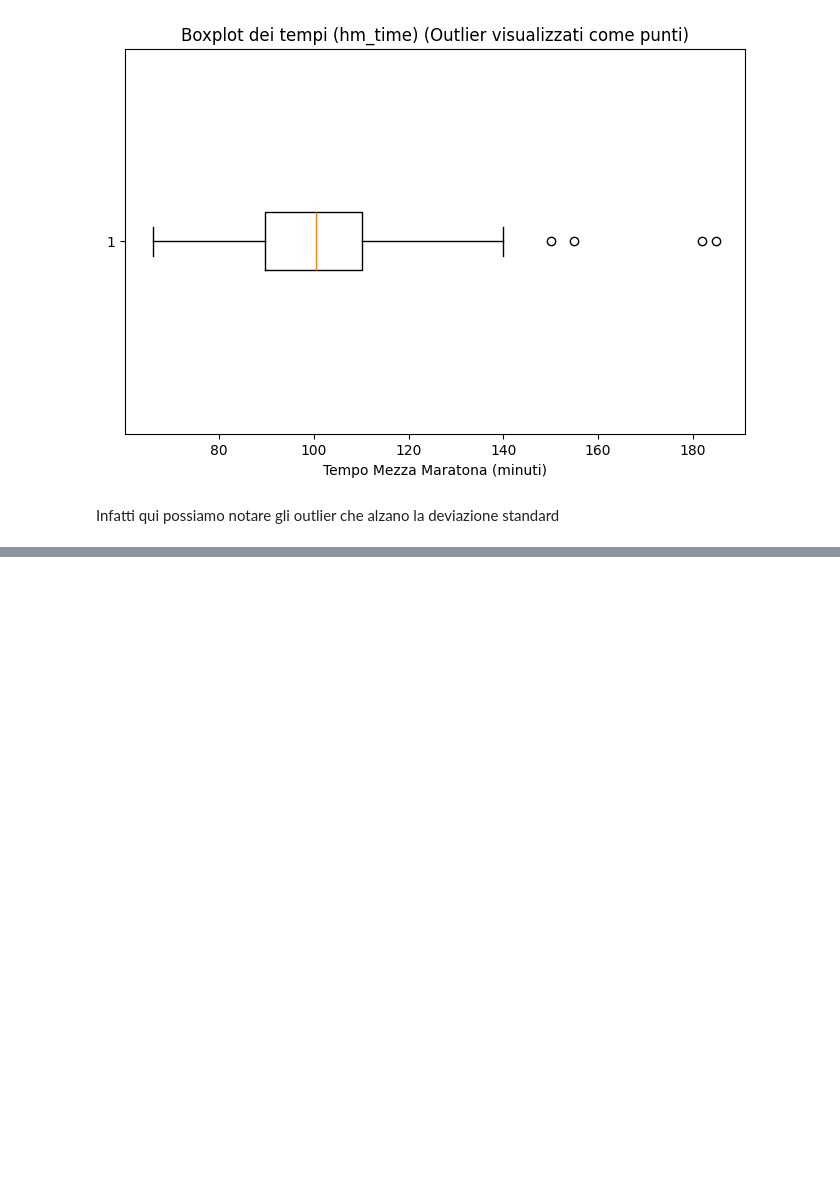
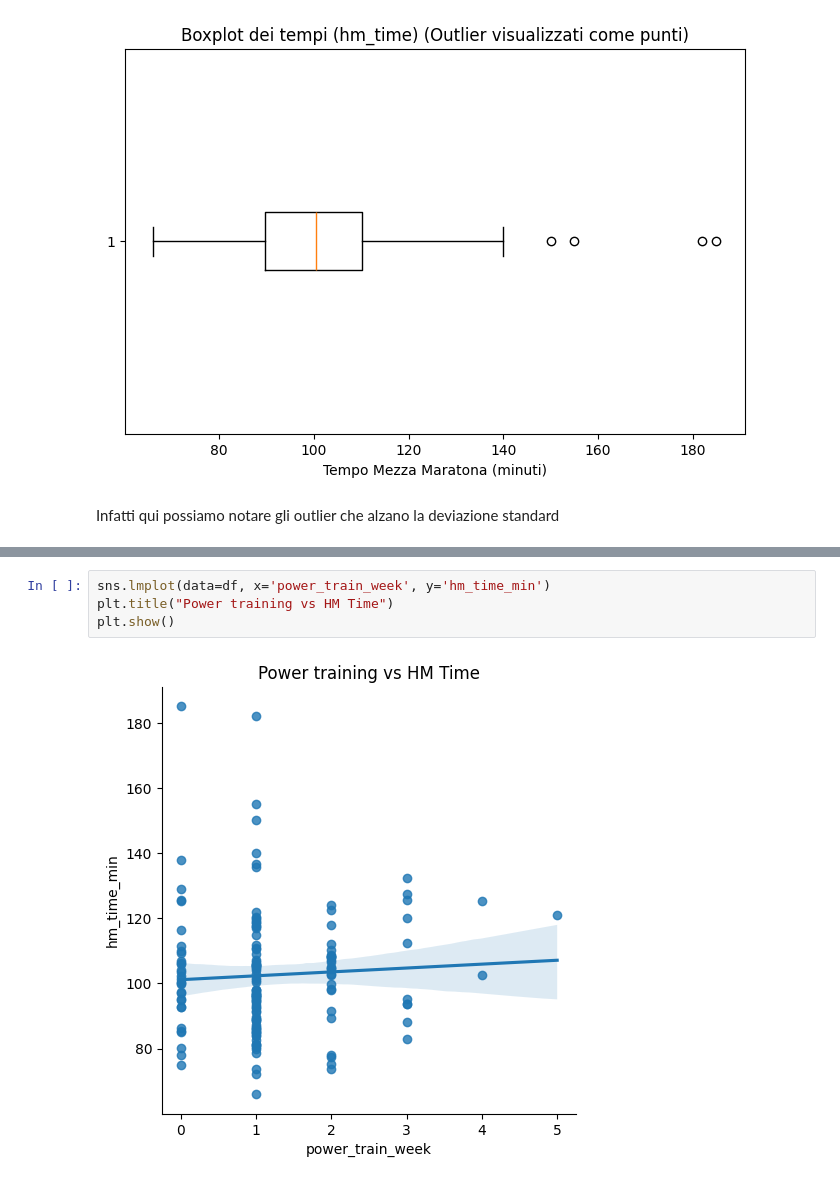
Before and after one commit to gabrynapo/HM_Time_Prediction_Thesis, a Jupyter notebook: data_cleaning.ipynb, the cells around one changed output, grey strips where cells are left out. Drawn from its saved outputs; the diff is of its cells as text; blank space fills up the shorter version.

Commit message:
correlation + z2-power pearson

```diff
--- a/data_cleaning.ipynb
+++ b/data_cleaning.ipynb
@@ -80,0 +132,6 @@ Infatti qui possiamo notare gli outlier che alzano la deviazione standard
+# %%
+sns.lmplot(data=df, x='power_train_week', y='hm_time_min')
+plt.title("Power training vs HM Time")
+plt.show()
+# %% [output]
+[figure, added]
```
Also changed, not shown: parts of 11 cells of this notebook.
